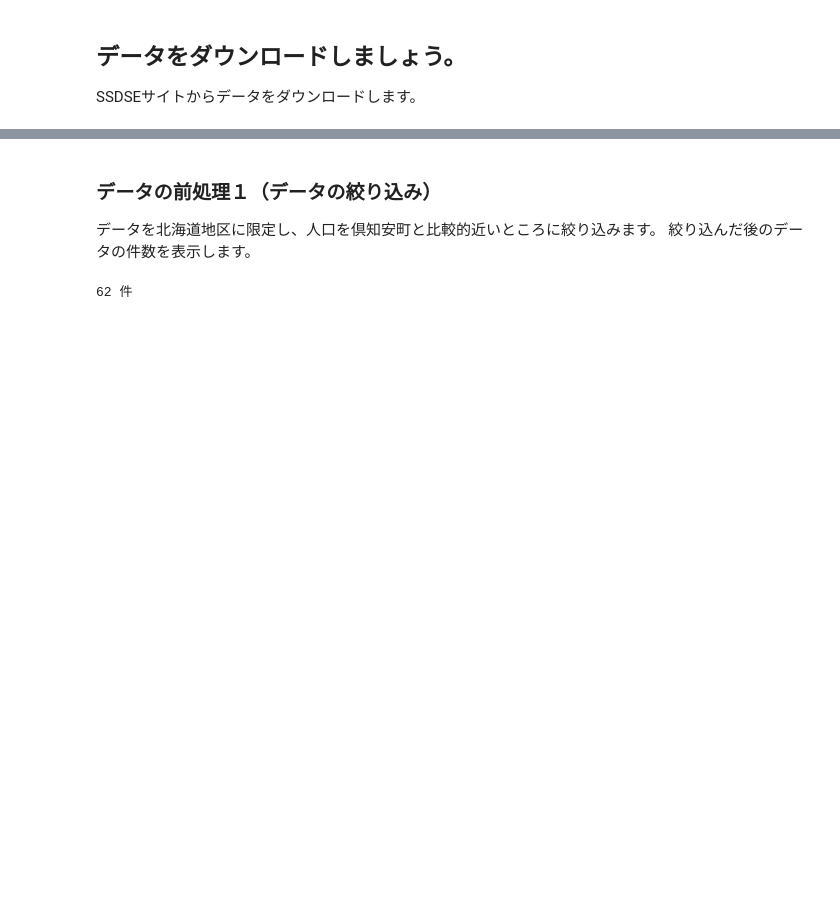
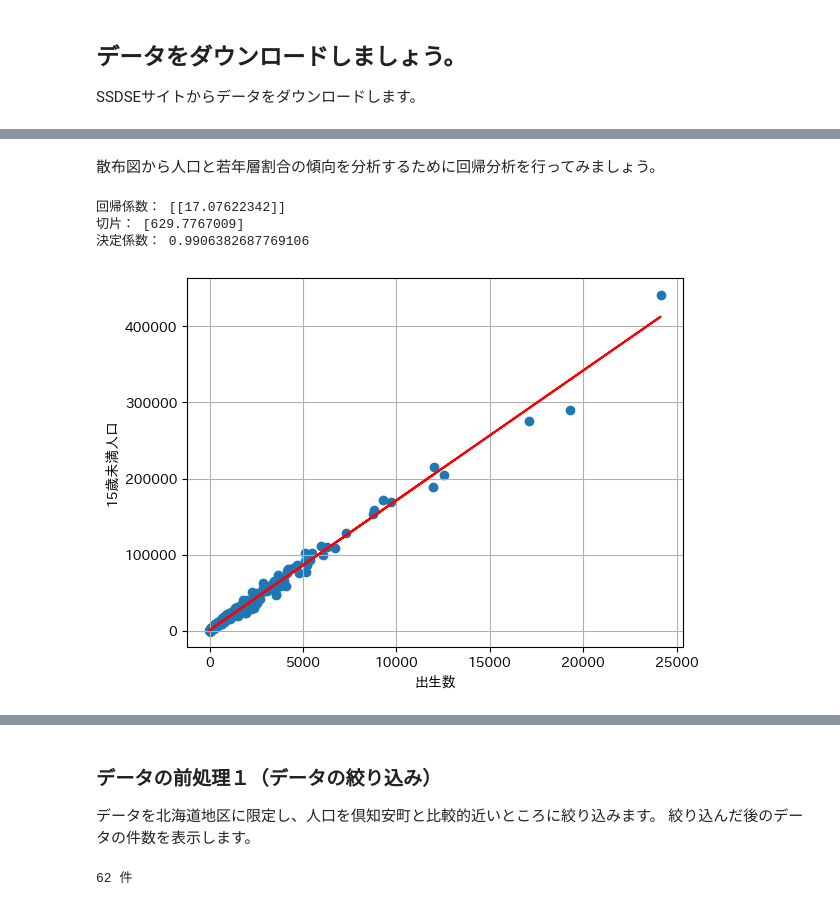
Before and after one commit to hirossk/khs, a Jupyter notebook: 倶知安高校データ分析・情報Ⅱ.ipynb, the cells around one changed output, grey strips where cells are left out. Saved outputs shown, nothing was run; the diff lists cells and outputs as text; code cells hidden in the pictures; blank space fills up the shorter version.

```diff
--- a/倶知安高校データ分析・情報Ⅱ.ipynb
+++ b/倶知安高校データ分析・情報Ⅱ.ipynb
@@ -253,0 +273,42 @@ SSDSE-A-2024.csv    100%[===================>] 919.27K  1.03MB/s    in 0.9s
+# %% [markdown]
+
+散布図から人口と若年層割合の傾向を分析するために回帰分析を行ってみましょう。
+# %%
+import warnings
+import pandas as pd
+import seaborn as sns
+
+# Y軸（目的変数）：何との関係を見たいか？
+data_axis = '15歳未満人口'
+# X軸（説明変数）：何が影響していると仮説を立てるか？
+comparison_axis = '出生数'
+from sklearn import linear_model
+import matplotlib.pyplot as plt
+# 回帰分析を行うときの準備です
+reg = linear_model.LinearRegression()
+
+df = pd.read_csv('csv/SSDSE-A-2024.csv', encoding="shift-jis", skiprows=[0,1])
+# NaN（欠損値）が含まれる行を削除して、きれいなデータにする
+df_cleaned = df.dropna(subset=[data_axis, comparison_axis])
+
+# sklearnを使う時は、numpy形式に変換する
+x = df_cleaned.loc[:, [comparison_axis]].to_numpy()
+y = df_cleaned.loc[:, [data_axis]].to_numpy()
+# 回帰分析を実行
+reg.fit(x, y)
+# 結果の出力
+print('回帰係数：', reg.coef_)
+print('切片：', reg.intercept_)
+print('決定係数：', reg.score(x, y))
+
+plt.scatter(x, y)
+plt.ylabel(data_axis)
+plt.xlabel(comparison_axis)
+# 直線の色を赤に変更
+plt.plot(x, reg.predict(x), color='red')  # color='red' を追加
+plt.grid(True)
+# %% [output]
+回帰係数： [[17.07622342]]
+切片： [629.7767009]
+決定係数： 0.9906382687769106
+[figure, added]
```
Also changed, not shown: parts of 26 cells of this notebook.
